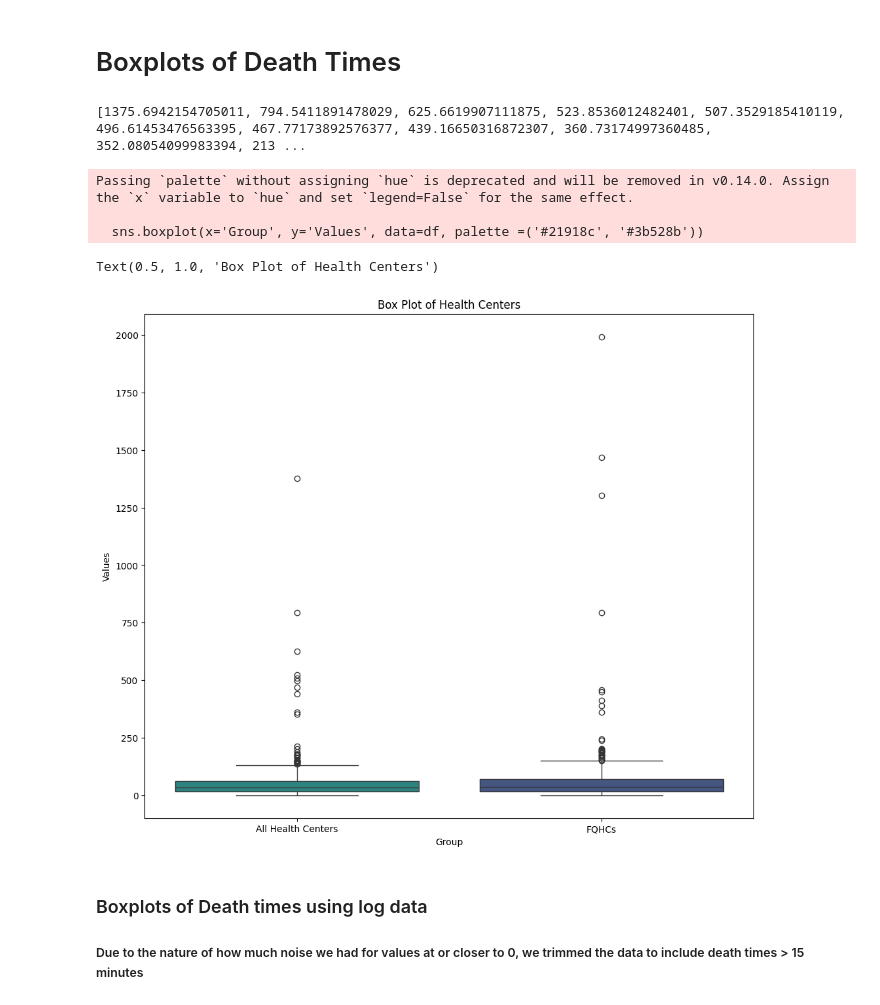
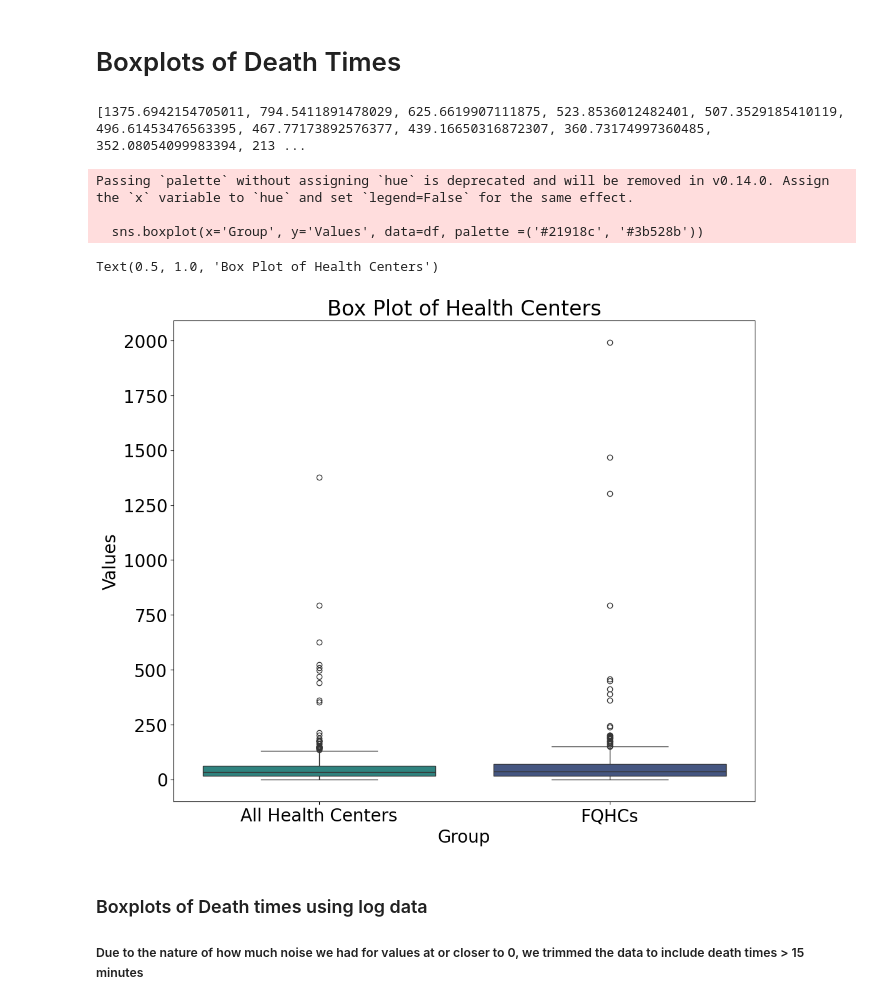
Before and after one commit to deniseg20/MSRIUP_TDA_Healthcare_Accessibility, a Jupyter notebook: persistent_homology/pd_computations/ph_computations_unweighted.ipynb, the cells around one changed output. Drawn from its saved outputs; the diff is of its cells as text; code cells hidden in the pictures.

```diff
--- a/persistent_homology/pd_computations/ph_computations_unweighted.ipynb
+++ b/persistent_homology/pd_computations/ph_computations_unweighted.ipynb
@@ -605,6 +606,7 @@ gdf_fqhc = gpd.read_file('output_fqhc.geojson')
 distance_matrix_fqhc = np.load('cleaned_d_fqhc.npy')
 
 # Plot
+plt.rcParams['font.size'] = 18
 fig, ax = plt.subplots(figsize=(12, 10))
 california.plot(ax=ax, color='white', edgecolor='black')
 gdf_fqhc.plot(ax=ax, markersize=50, alpha=0.7)
@@ -635,6 +637,7 @@ thresh = 150
 ### FQHC Persistence Diagram
 # %%
 # 1. Plot persistence diagram
+plt.rcParams['font.size'] = 20
 plot_persistence_diagram_fixed(ph_fqhc)
 mean_distance_fqhc = calculate_mean_distance(distance_matrix_fqhc)
 print(f'Mean Distance: {mean_distance_fqhc}')
@@ -658,6 +661,7 @@ Mean Distance: 213.9912374153552
 ### 0D Death Simplces for FQHCs
 # %%
 # 2. Plot 0D death simplices
+plt.rcParams['font.size'] = 18
 fig, ax = plt.subplots(figsize=(12, 10))
 california.plot(ax=ax, color='white', edgecolor='black')
 death_times_0d_fqhc = plot_deathsimplices_raw(gdf_fqhc, distance_matrix_fqhc, cpx_fqhc, fqhc_pairs, 0, ax)
@@ -674,10 +678,12 @@ plt.show()
 # %%
 # Overlaying 1D Death Simplice
 #plt.subplots(figsize=(12,10))
+plt.rcParams['font.size'] = 18
 fig, ax = plt.subplots(figsize=(12, 10))
 california.plot(ax=ax, color='white', edgecolor='black')
 plot_deathsimplices_raw(gdf_fqhc, distance_matrix_fqhc, cpx_fqhc, fqhc_pairs, 1, ax, 'lifetime',mean_distance_fqhc)
-plt.title(f"Death Simplices - 1D Homology (threshold > {thresh}, All Locations andFQHCs) ")
+plt.tight_layout()
+plt.title(f"Death Simplices - 1D Homology (threshold > {thresh}, FQHCs)")
 # %% [output]
 Mean distance: 213.99
 After mean filter: 5 death simplices remain
@@ -700,30 +706,31 @@ np.save('death_times_0d_fqhc.npy', death_fqhc_array)
 # %%
 # creating box plot for the distribution of death simplices in 0D and 1D
 import seaborn as sns
 import math
 #viri_colors = sns.color_palette('viridis',2)
 
 #plt.boxplot(distance_matrix_all)
 #plt.title('Boxplot of all health centers')
 
 print(death_all)
 # combining with seaborn,
 df = pd.DataFrame({
     'Values': np.concatenate([death_all, death_fqhc]),
     'Group': ['All Health Centers'] * len(death_all) + ['FQHCs'] * len(death_fqhc)
 })
 
 # Plotting the combined boxplot
+plt.rcParams['font.size'] = 20
 fix, ax = plt.subplots(figsize=(12, 10))
 sns.boxplot(x='Group', y='Values', data=df, palette =('#21918c', '#3b528b'))
 plt.title("Box Plot of Health Centers")
 # %% [output]
 [1375.6942154705011, 794.5411891478029, 625.6619907111875, 523.8536012482401, 507.3529185410119, 496.61453476563395, 467.77173892576377, 439.16650316872307, 360.73174997360485, 352.08054099983394, 213 ...
 Passing `palette` without assigning `hue` is deprecated and will be removed in v0.14.0. Assign the `x` variable to `hue` and set `legend=False` for the same effect.
 
   sns.boxplot(x='Group', y='Values', data=df, palette =('#21918c', '#3b528b'))
 Text(0.5, 1.0, 'Box Plot of Health Centers')
-[figure, old version]
+[figure, new version]
 # %% [markdown]
 ### Boxplots of Death times using log data
 ##### Due to the nature of how much noise we had for values at or closer to 0, we trimmed the data to include death times > 15 minutes
```
Also changed, not shown: parts of 32 cells of this notebook, 11 other files.
